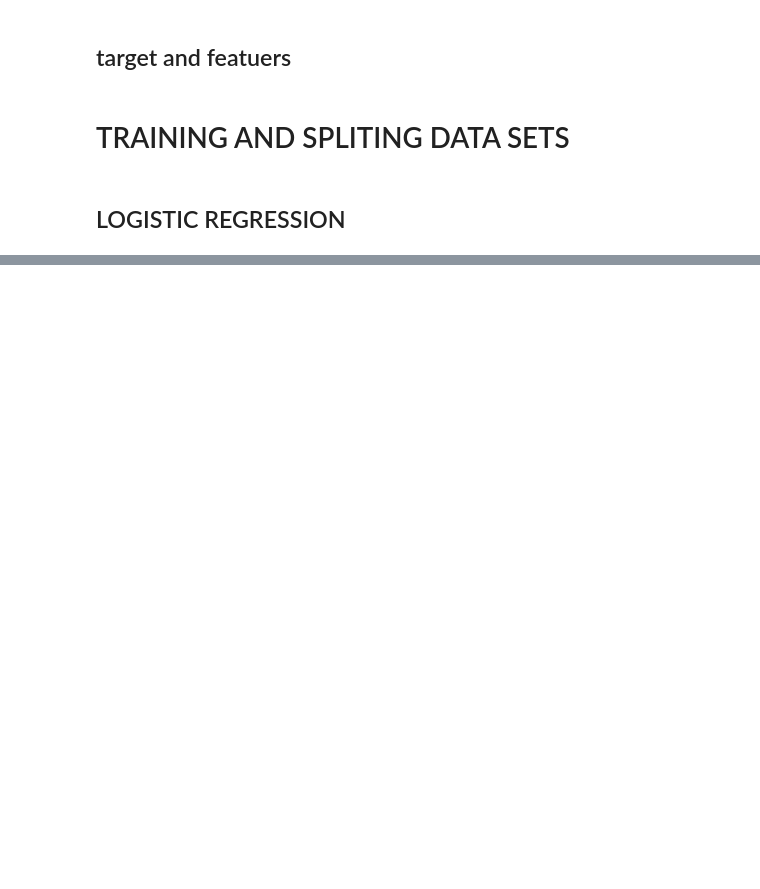
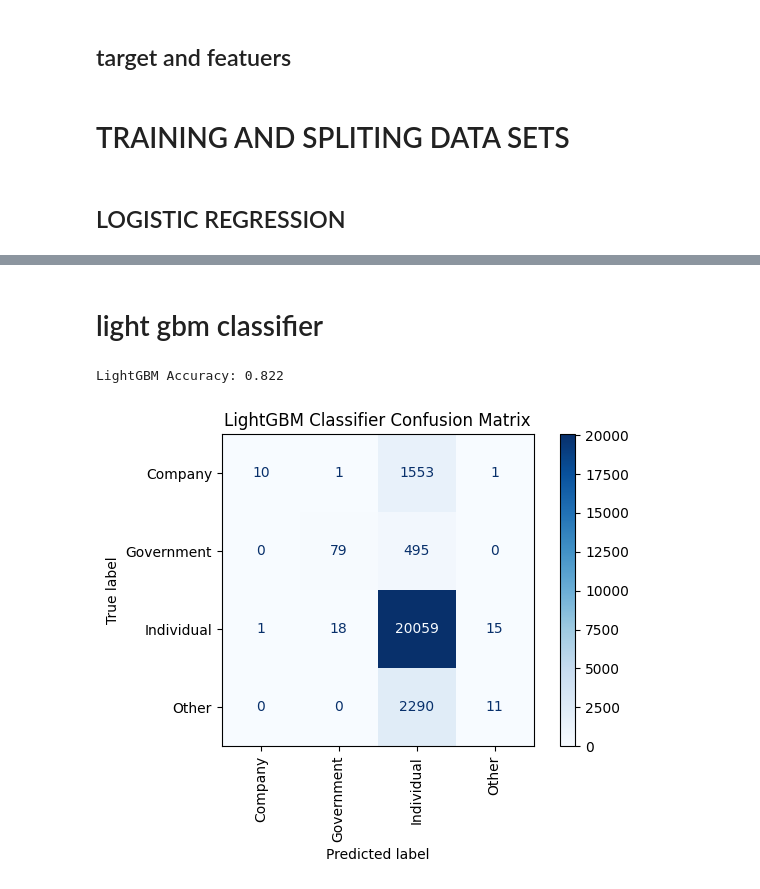
Before and after one commit to derrick4411/land-title-verification-ownership-intelligence-system, a Jupyter notebook: land_intelligence.ipynb, the cells around one changed output, grey strips where cells are left out. Cells and saved outputs as stored; diff of their text form; code cells hidden in the pictures; blank space fills up the shorter version.

```diff
--- a/land_intelligence.ipynb
+++ b/land_intelligence.ipynb
@@ -381,0 +442,32 @@ LogisticRegression does not accept missing values encoded as NaN natively. For s
+# %% [markdown]
+# light gbm classifier
+# %%
+import warnings
+# Suppress LightGBM feature name mismatch warnings when using ColumnTransformer outputs
+warnings.filterwarnings("ignore", category=UserWarning, module="sklearn")
+
+# Using LightGBM which is extremely fast and highly accurate for tabular datasets of this scale
+lgb = Pipeline([
+    ("preprocessor", preprocessor),
+    ("classifier", LGBMClassifier(n_estimators=100, random_state=42, n_jobs=-1, verbosity=-1)),
+])
+
+lgb.fit(x_train, y_train)
+y_pred_lgb = lgb.predict(x_test)
+
+print(f"LightGBM Accuracy: {accuracy_score(y_test, y_pred_lgb):.3f}")
+ConfusionMatrixDisplay.from_predictions(
+    y_test,
+    y_pred_lgb,
+    labels=lgb.named_steps["classifier"].classes_,
+    display_labels=lgb.named_steps["classifier"].classes_,
+    xticks_rotation="vertical",
+    cmap="Blues",
+    values_format="d",
+)
+plt.title("LightGBM Classifier Confusion Matrix")
+plt.tight_layout()
+plt.show()
+# %% [output]
+LightGBM Accuracy: 0.822
+[figure, added]
```
Also changed, not shown: parts of 9 cells of this notebook.
